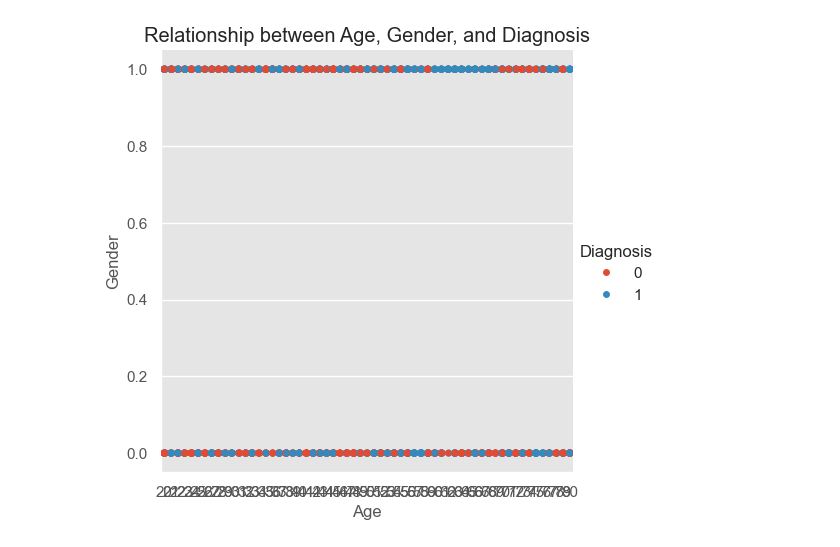
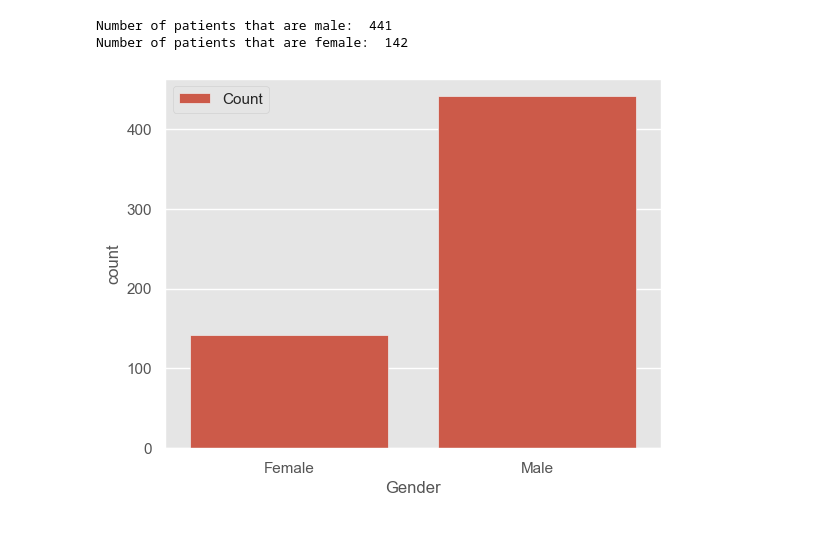
Before and after one commit to mahingaRodin/Disease-Predictor, a Jupyter notebook: modernDP/notebooks/liver.ipynb, the cells around one changed output. Saved outputs shown, nothing was run; the diff lists cells and outputs as text; code cells hidden in the pictures.

```diff
--- a/modernDP/notebooks/liver.ipynb
+++ b/modernDP/notebooks/liver.ipynb
@@ -111,9 +120,8 @@ df.describe()
 # %%
-#if score == negative , mark 0  , else 1
+#if score == negative, mark 0 ; else 1
 def partition(x):
-    if x == 2:
+    if x== 2:
         return 0
     return 1
 
-df['Diagnosis'] = df['Diagnosis'].map(partition).astype('object')
-print(df.describe(include=['object']))
+df['Dataset'] = df['Dataset'].map(partition)
@@ -147,7 +156,10 @@ plt.show()
 # %%
-sns.catplot(x="Age", y="Gender", hue="Diagnosis", data=df, kind="strip")
-plt.title('Relationship between Age, Gender, and Diagnosis')
-plt.show()
+sns.countplot(data=df, x = 'Gender', label='Count')
+M, F = df['Gender'].value_counts()
+print('Number of patients that are male: ',M)
+print('Number of patients that are female: ',F)
 # %% [output]
+Number of patients that are male:  441
+Number of patients that are female:  142
-[figure, old version]
+[figure, new version]
 # %%
```
Also changed, not shown: parts of 14 cells of this notebook, 1 other file.
